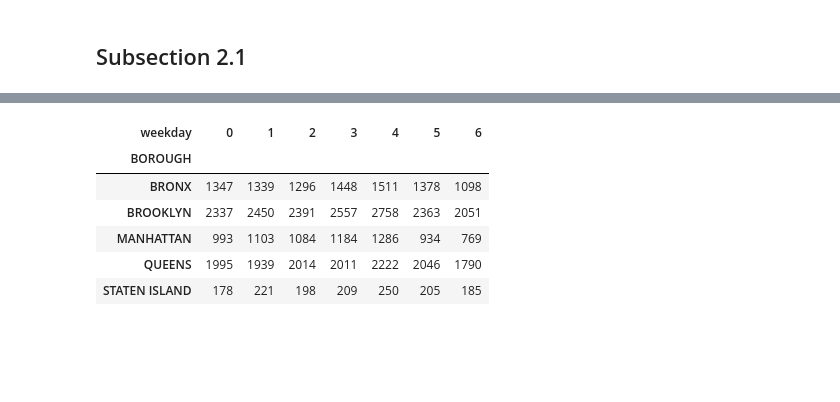
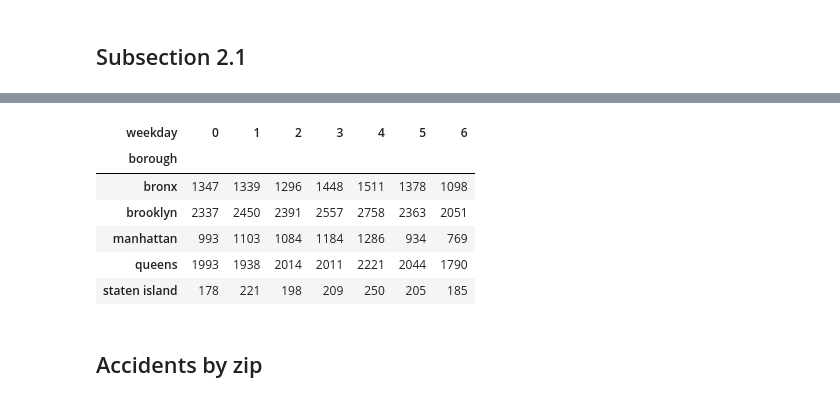
Before and after one commit to mtichikawa/portfolio, a Jupyter notebook: nyc_traffic_analysis.ipynb, the cells around one changed output, grey strips where cells are left out. Saved outputs shown, nothing was run; the diff lists cells and outputs as text; code cells hidden in the pictures; blank space fills up the shorter version.

```diff
--- a/nyc_traffic_analysis.ipynb
+++ b/nyc_traffic_analysis.ipynb
@@ -24,0 +71,5 @@ df.head(10)
+# %%
+df.columns = map(str.lower, df.columns)
+
+for col in ['borough', 'on street name', 'cross street name', 'off street name']:
+    df[col] = df[col].str.lower()
@@ -24,0 +78,4 @@ df.head(10)
+# %%
+df.columns = df.columns.str.replace(' ', '_')
+
+df.head()
@@ -24,0 +91,3 @@ df.head(10)
+# %%
+df.zip_code = df.zip_code.dropna().apply(lambda x: str(int(x)))
+df.collision_id = df.collision_id.dropna().apply(lambda x: str(int(x)))
@@ -24,0 +151,2 @@ df.head(10)
+# %%
+df = df.dropna(subset=['borough', 'zip_code'])
@@ -104,10 +250,12 @@ df.groupby(['BOROUGH', day]).apply(len).unstack(0)
 # %%
-df.groupby(['BOROUGH', day]).apply(len).unstack(1)
+df.groupby(['borough', day]).apply(len).unstack(1)
 # %% [output]
 | weekday | 0 | 1 | 2 | 3 | 4 | 5 | 6 |
-| BOROUGH |  |  |  |  |  |  |  |
-| BRONX | 1347 | 1339 | 1296 | 1448 | 1511 | 1378 | 1098 |
-| BROOKLYN | 2337 | 2450 | 2391 | 2557 | 2758 | 2363 | 2051 |
-| MANHATTAN | 993 | 1103 | 1084 | 1184 | 1286 | 934 | 769 |
-| QUEENS | 1995 | 1939 | 2014 | 2011 | 2222 | 2046 | 1790 |
-| STATEN ISLAND | 178 | 221 | 198 | 209 | 250 | 205 | 185 |
+| borough |  |  |  |  |  |  |  |
+| bronx | 1347 | 1339 | 1296 | 1448 | 1511 | 1378 | 1098 |
+| brooklyn | 2337 | 2450 | 2391 | 2557 | 2758 | 2363 | 2051 |
+| manhattan | 993 | 1103 | 1084 | 1184 | 1286 | 934 | 769 |
+| queens | 1993 | 1938 | 2014 | 2011 | 2221 | 2044 | 1790 |
+| staten island | 178 | 221 | 198 | 209 | 250 | 205 | 185 |
+# %% [markdown]
+## Accidents by zip
```
Also changed, not shown: parts of 58 cells of this notebook, 23 other files.
